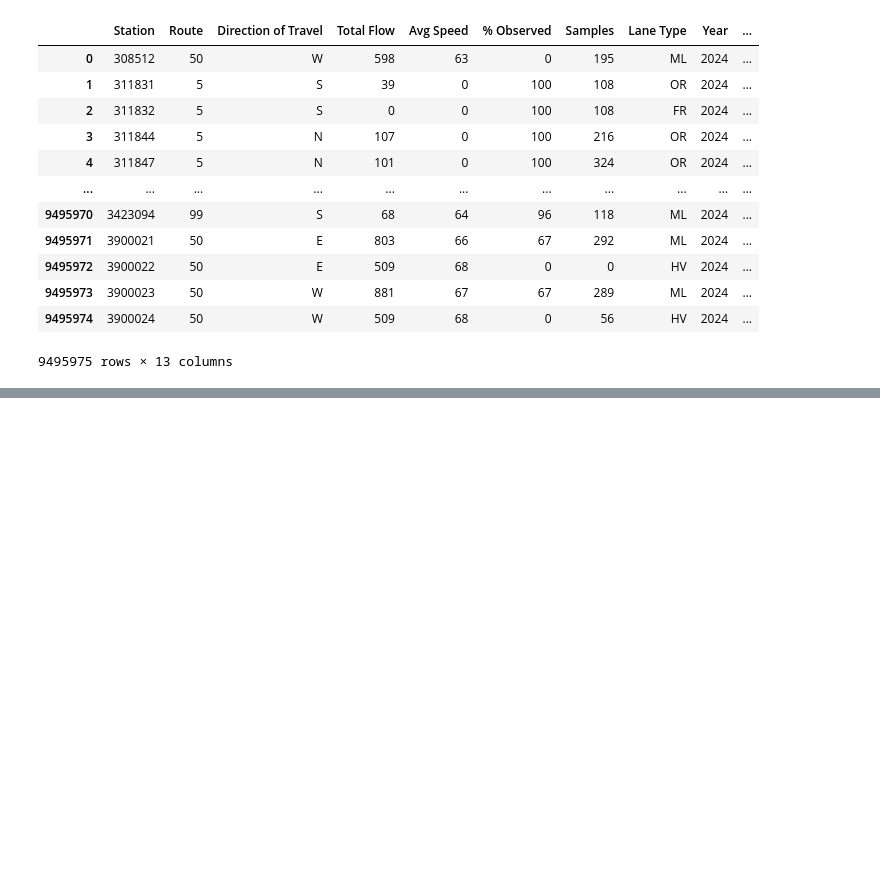
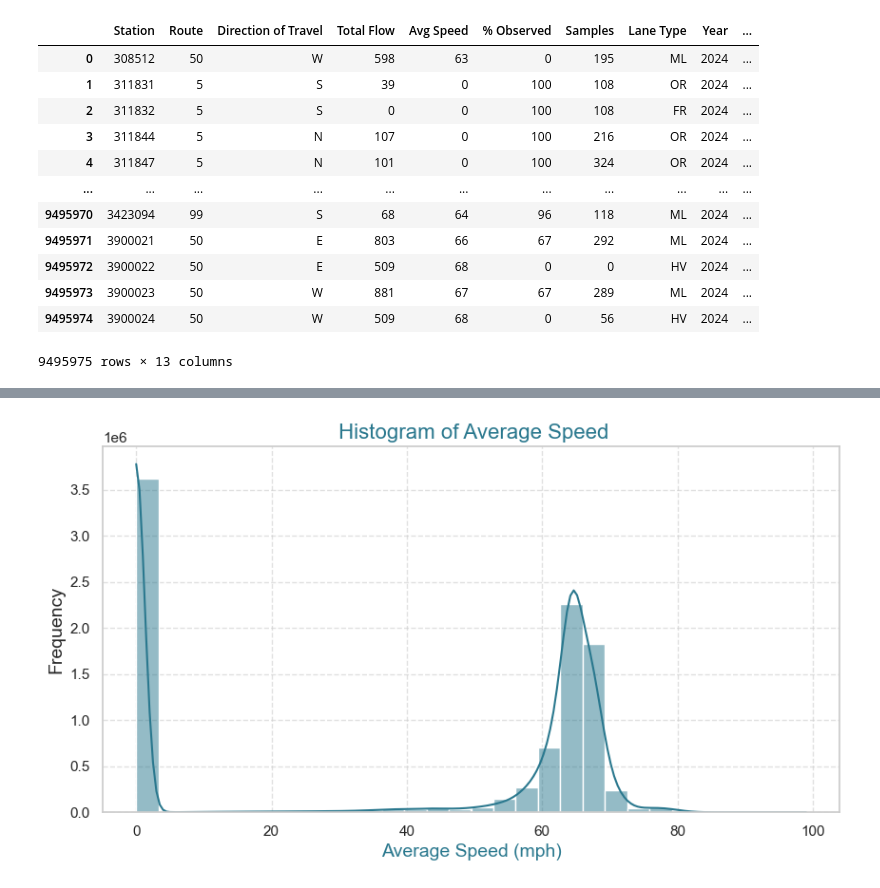
Before and after one commit to RichelCode/Hierarchical-Time-Series-and-Deep-Learning--Traffic-and-EV-Data, a Jupyter notebook: Traffic Analysis.ipynb, the cells around one changed output, grey strips where cells are left out. Drawn from its saved outputs; the diff is of its cells as text; code cells hidden in the pictures; blank space fills up the shorter version.

```diff
--- a/Traffic Analysis.ipynb
+++ b/Traffic Analysis.ipynb
@@ -271,0 +342,10 @@ df.loc[:, df.columns != 'Timestamp'] #drop the timstamp column
+# %%
+plt.figure(figsize=(10,5))
+sns.histplot(df['Avg Speed'], bins=30, kde=True, color=palette_numerical[1])
+plt.title(" Histogram of Average Speed", fontsize=16, color=palette_numerical[1])
+plt.xlabel("Average Speed (mph)", fontsize=14, color=palette_numerical[1])
+plt.ylabel("Frequency", fontsize=14)
+plt.grid(True, linestyle="--", alpha=0.6)
+plt.show()
+# %% [output]
+[figure, added]
```
Also changed, not shown: parts of 35 cells of this notebook.
